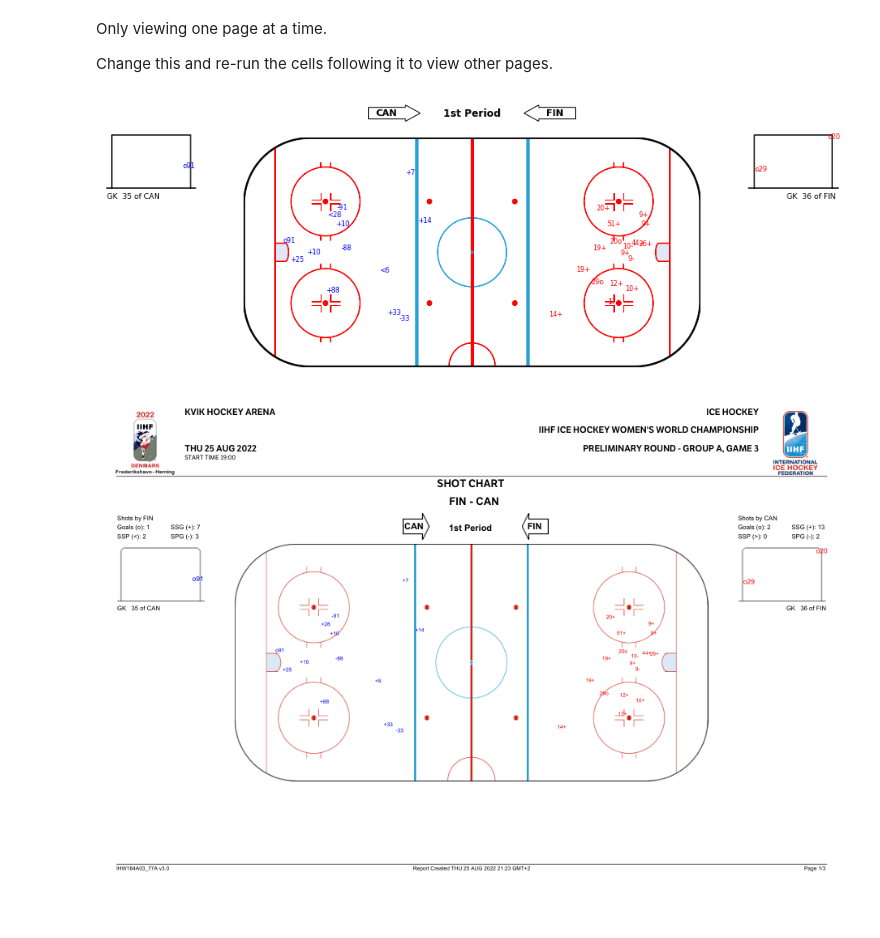
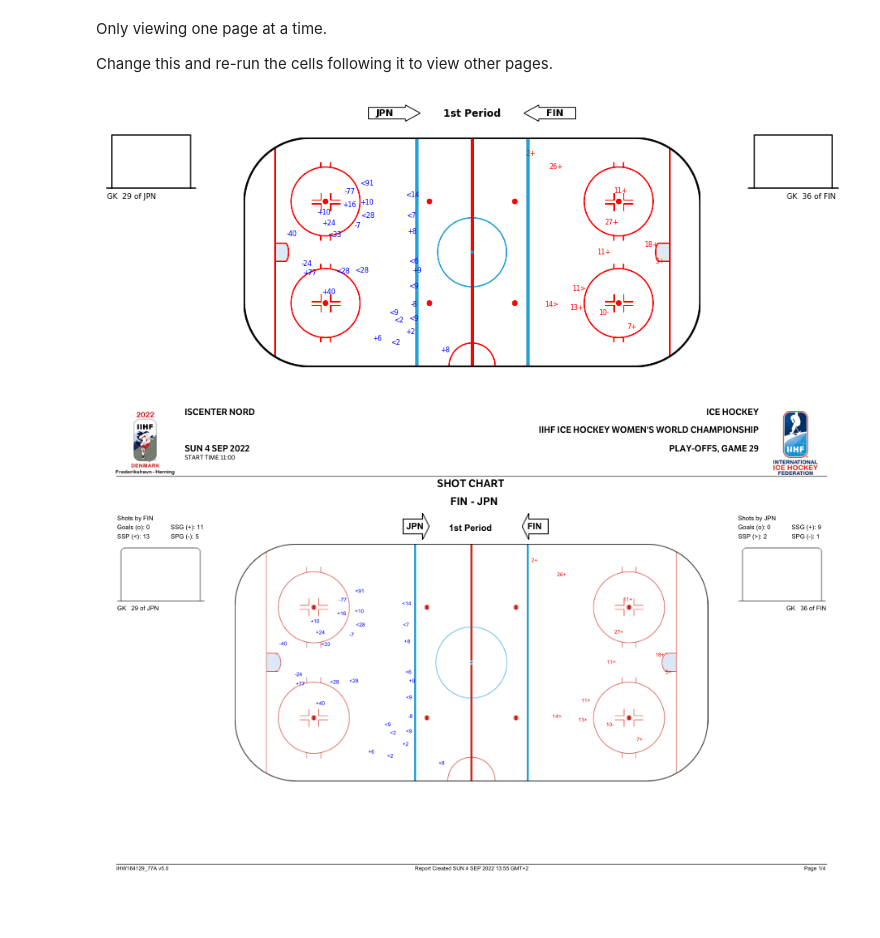
Before and after one commit to the-bucketless/iihf, a Jupyter notebook: iihf_shot_charts.ipynb, the cells around one changed output. Cells and saved outputs as stored; diff of their text form; code cells hidden in the pictures.

Commit message:
Avoid error in drawing image for scoreless draw

```diff
--- a/iihf_shot_charts.ipynb
+++ b/iihf_shot_charts.ipynb
@@ -293,7 +293,7 @@ def goalie_team_ocr(page, net_rect):
 # %% [markdown]
 Everything above this section only needs to be run once. If you want to check out multiple games, update the parameters below and run the cells that follow.
 # %%
-url = "https://www.iihf.com/pdf/164/ihw164a03_77a_3_0"    #@param {type: "string"}
+url = "https://www.iihf.com/pdf/164/ihw164129_77a_5_0"    #@param {type: "string"}
 # %%
 shots_filename = ""    #@param {type: "string"}
 goals_filename = ""    #@param {type: "string"}
@@ -497,47 +497,48 @@ arrow_params = {"head_width": 0.7, "head_length": 0.02, "width": 0.5, "facecolor
 title_ax.arrow(0.36, 0.5, 0.05, 0, **arrow_params)
 title_ax.arrow(0.64, 0.5, -0.05, 0, **arrow_params)
 title_ax.text(0.37, 0.41, right_team, fontsize=11, fontweight="bold")
 title_ax.text(0.6, 0.41, left_team, fontsize=11, fontweight="bold")
 title_ax.axis("off")
 
 # the nets on either side
 for direction, goalie_x, team, color in zip(
     ("left", "right"), (-0.4, 2.5), (right_team, left_team), ("blue", "red")
 ):
     for i in range(2):
         net_axs[direction][i].axis("off")
 
     for i, goalie in enumerate(goalies[period][direction]):
         ax = net_axs[direction][i]
 
         ax.plot([0, 0, 6, 6], [0, 4, 4, 0], color="black")
         ax.plot([-0.4, 6.4], [0, 0], color="black")
 
         if goalie == -1:
             empty_net_x = 5 if goalie_x == 2.5 else goalie_x
             ax.text(empty_net_x, -0.8, "ENG", fontsize=9)
         else:
             ax.text(goalie_x, -0.8, f"GK  {goalie} of {team}", fontsize=9)
 
-        plot_goals = goals_df.loc[
-            (goals_df.Period == period)
-            & (goals_df.Opponent == team)
-            & (goals_df.Goalie == goalie)
-        ]
-        for row in plot_goals.itertuples():
-            txt = f"o{row.Shooter}"
+        if len(goals_df):
+            plot_goals = goals_df.loc[
+                (goals_df.Period == period)
+                & (goals_df.Opponent == team)
+                & (goals_df.Goalie == goalie)
+            ]
+            for row in plot_goals.itertuples():
+                txt = f"o{row.Shooter}"
 
-            ax.annotate(txt, (row.X, row.Y),
-                        c=color, fontsize=8, zorder=101,
-                        ha="left", va="center",
-            )
+                ax.annotate(txt, (row.X, row.Y),
+                            c=color, fontsize=8, zorder=101,
+                            ha="left", va="center",
+                )
 
 
 fig.set_facecolor("white")
 # %% [output]
-[figure, old version]
+[figure, new version]
 # %%
 page = pdf.load_page(period - 1)
 page_to_pil(page, 1.1)
 # %% [output]
-[figure, old version]
+[figure, new version]
```
Also changed, not shown: parts of 1 cell of this notebook.
